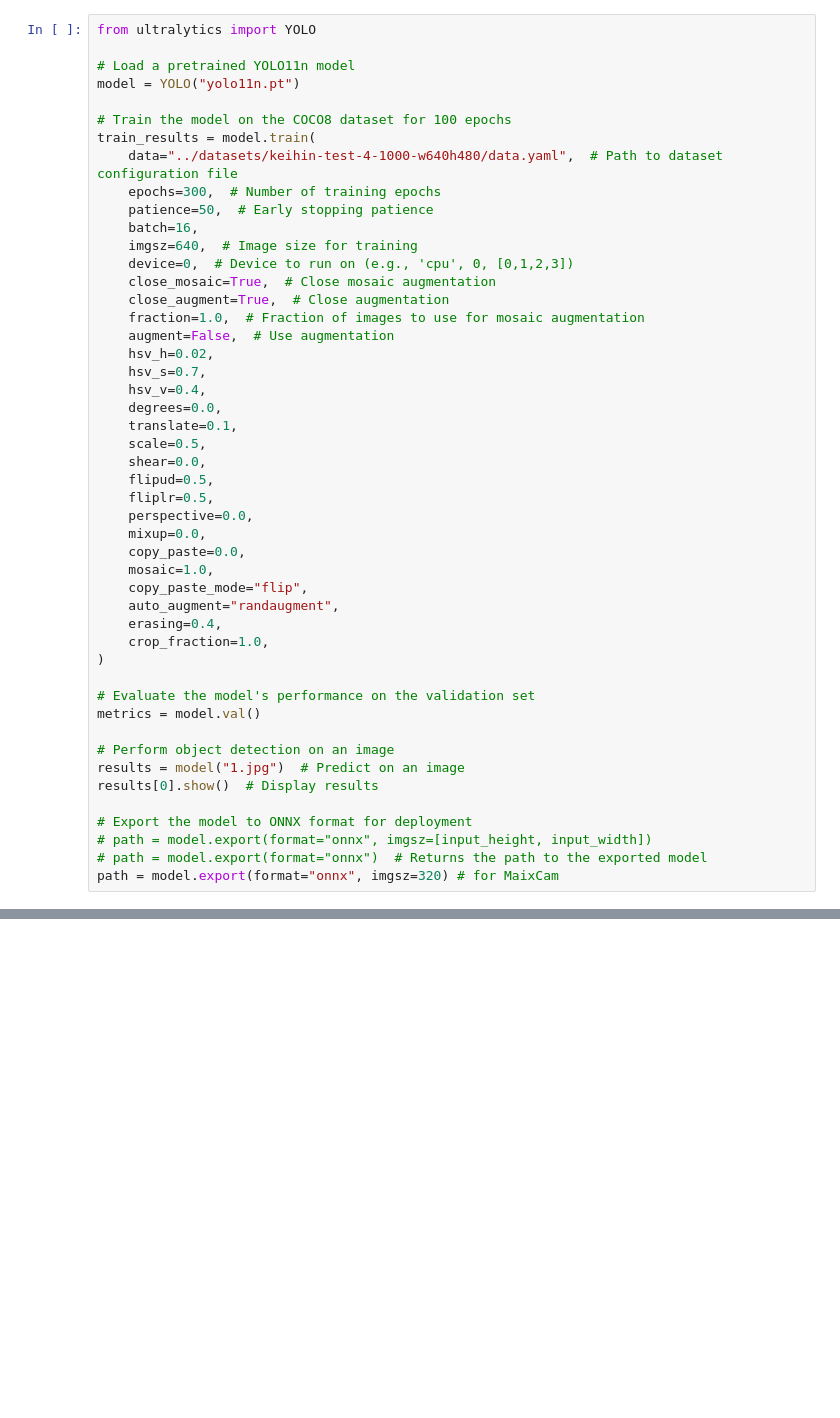
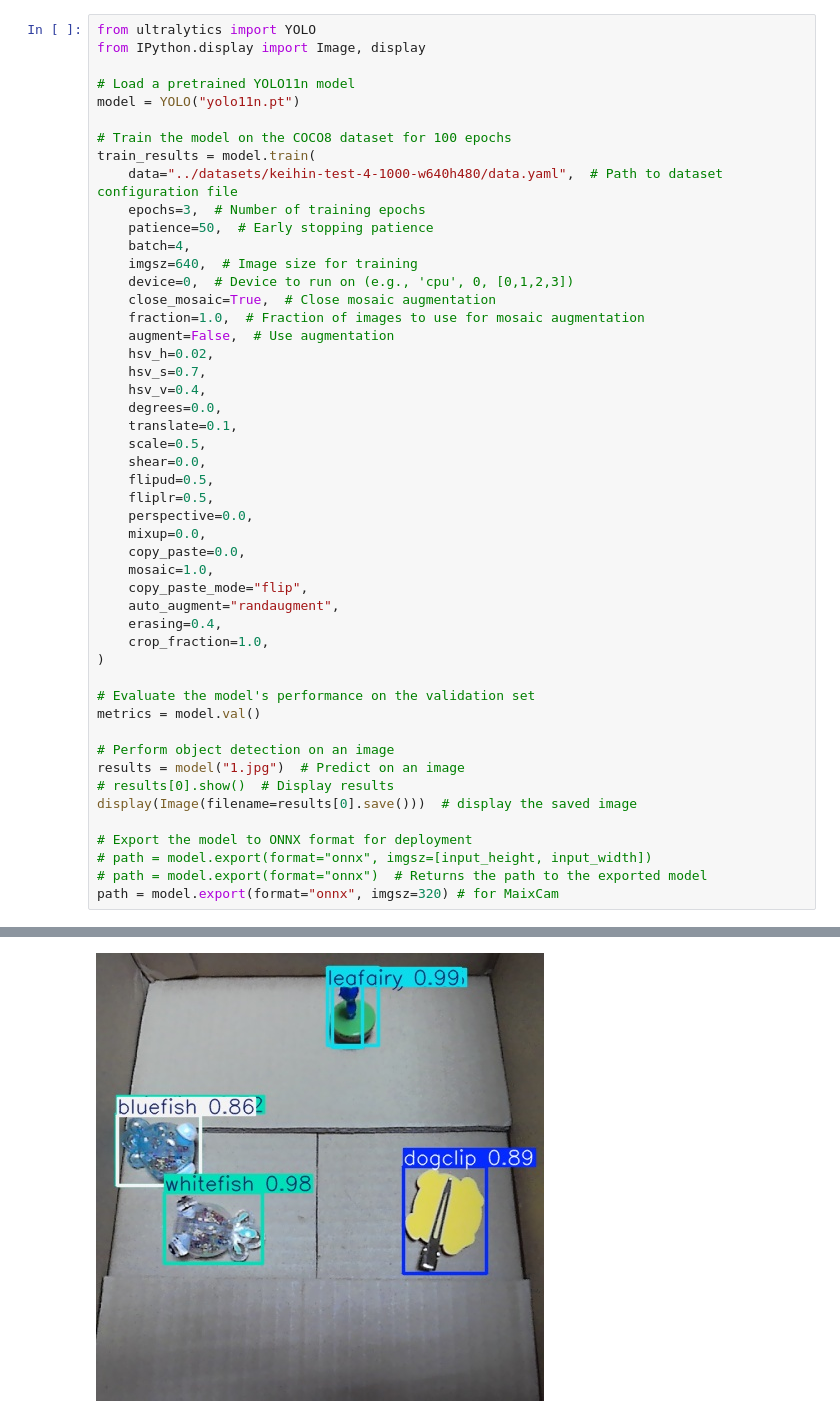
Before and after one commit to feitianjapanlee/keihin-prototype, a Jupyter notebook: train/train.ipynb, the cells around one changed output, grey strips where cells are left out. Saved outputs shown, nothing was run; the diff lists cells and outputs as text; blank space fills up the shorter version.

```diff
--- a/train/train.ipynb
+++ b/train/train.ipynb
@@ -43,5 +65,6 @@ JSONDict("/root/.config/Ultralytics/settings.json"):
 # %%
 from ultralytics import YOLO
+from IPython.display import Image, display
 
 # Load a pretrained YOLO11n model
 model = YOLO("yolo11n.pt")
@@ -49,13 +72,12 @@ model = YOLO("yolo11n.pt")
 # Train the model on the COCO8 dataset for 100 epochs
 train_results = model.train(
     data="../datasets/keihin-test-4-1000-w640h480/data.yaml",  # Path to dataset configuration file
-    epochs=300,  # Number of training epochs
+    epochs=3,  # Number of training epochs
     patience=50,  # Early stopping patience
-    batch=16,
+    batch=4,
     imgsz=640,  # Image size for training
     device=0,  # Device to run on (e.g., 'cpu', 0, [0,1,2,3])
     close_mosaic=True,  # Close mosaic augmentation
-    close_augment=True,  # Close augmentation
     fraction=1.0,  # Fraction of images to use for mosaic augmentation
     augment=False,  # Use augmentation
     hsv_h=0.02,
@@ -82,7 +104,8 @@ metrics = model.val()
 
 # Perform object detection on an image
 results = model("1.jpg")  # Predict on an image
-results[0].show()  # Display results
+# results[0].show()  # Display results
+display(Image(filename=results[0].save()))  # display the saved image
 
 # Export the model to ONNX format for deployment
 # path = model.export(format="onnx", imgsz=[input_height, input_width])
@@ -126,0 +176 @@ Starting training for 300 epochs...
+[figure, added]
```
Also changed, not shown: parts of 4 cells of this notebook.
